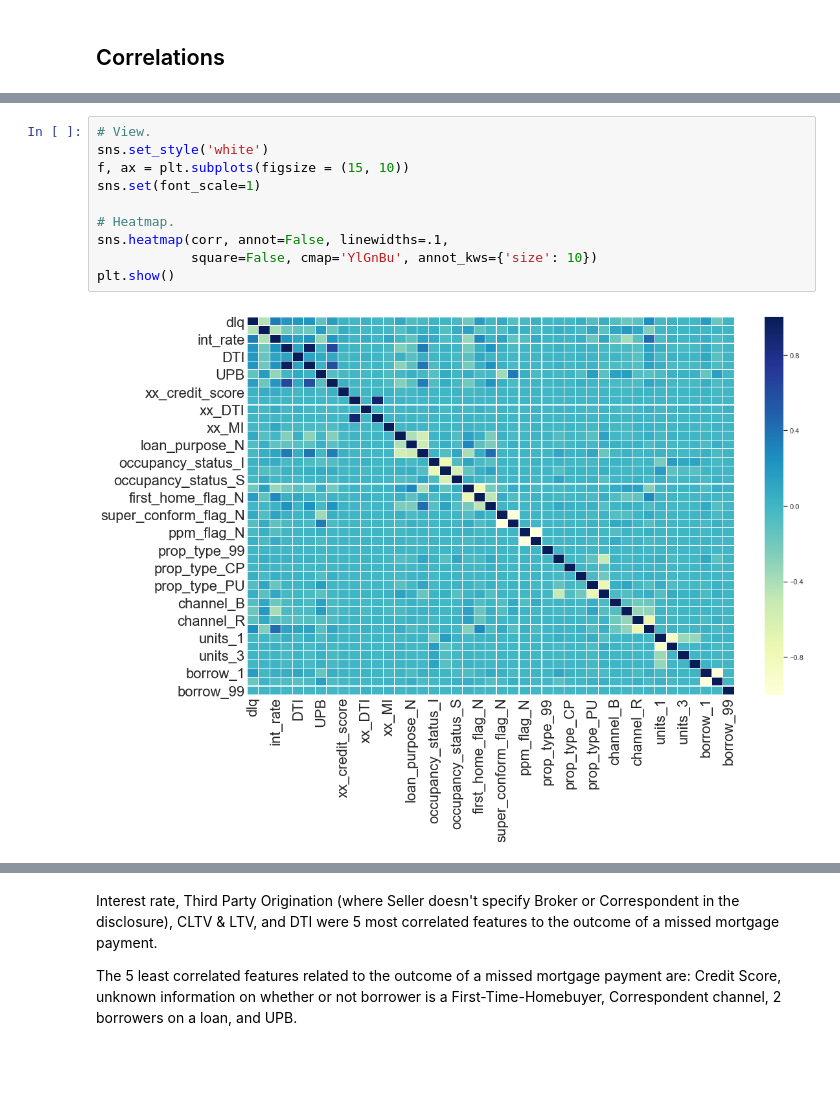
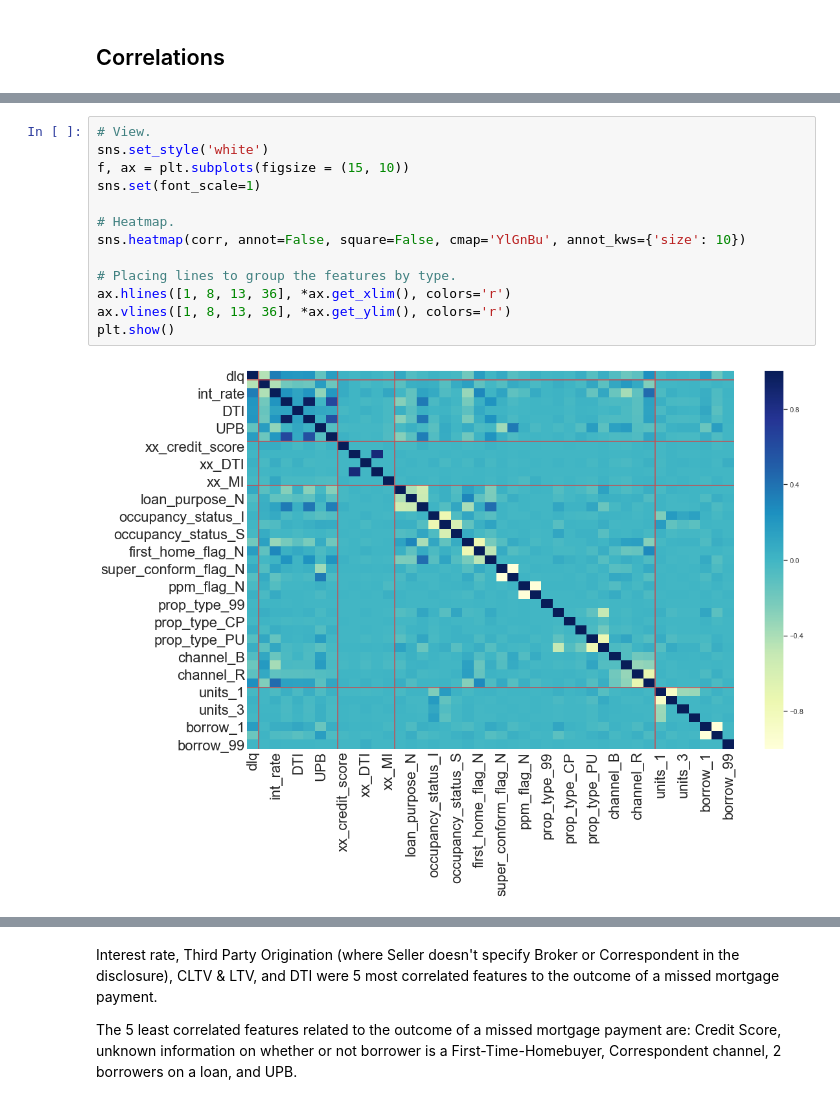
Before and after one commit to MitchellEwing/Freddie-Mac-Housing-Loans, a Jupyter notebook: Freddie-Mac-Single-Family-Loans.ipynb, the cells around one changed output, grey strips where cells are left out. Drawn from its saved outputs; the diff is of its cells as text; blank space fills up the shorter version.

```diff
--- a/Freddie-Mac-Single-Family-Loans.ipynb
+++ b/Freddie-Mac-Single-Family-Loans.ipynb
@@ -1704,15 +1704,18 @@ corr.head()
 # %%
 # View.
 sns.set_style('white')
 f, ax = plt.subplots(figsize = (15, 10))
 sns.set(font_scale=1)
 
 # Heatmap.
-sns.heatmap(corr, annot=False, linewidths=.1,
-            square=False, cmap='YlGnBu', annot_kws={'size': 10})
+sns.heatmap(corr, annot=False, square=False, cmap='YlGnBu', annot_kws={'size': 10})
+
+# Placing lines to group the features by type.
+ax.hlines([1, 8, 13, 36], *ax.get_xlim(), colors='r')
+ax.vlines([1, 8, 13, 36], *ax.get_ylim(), colors='r')
 plt.show()
 # %% [output]
-[figure, old version]
+[figure, new version]
 # %%
 corr_dlq = corr['dlq'].sort_values(ascending=False)
 corr_dlq
```
Also changed, not shown: parts of 32 cells of this notebook.
